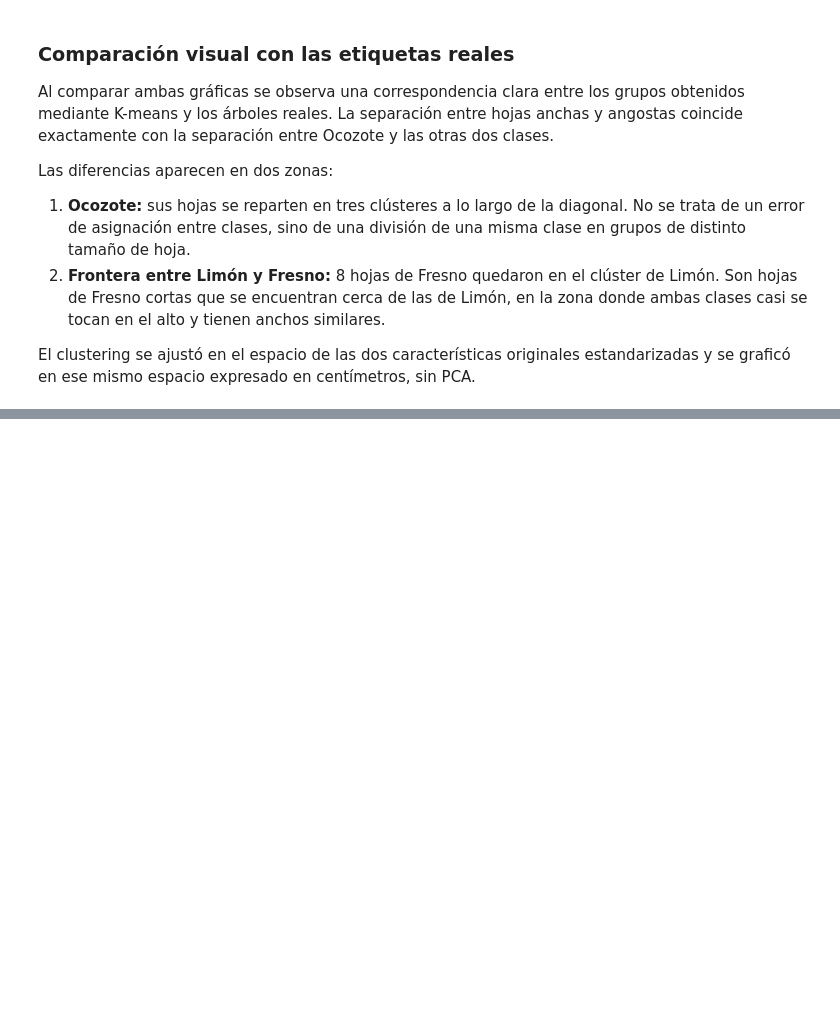
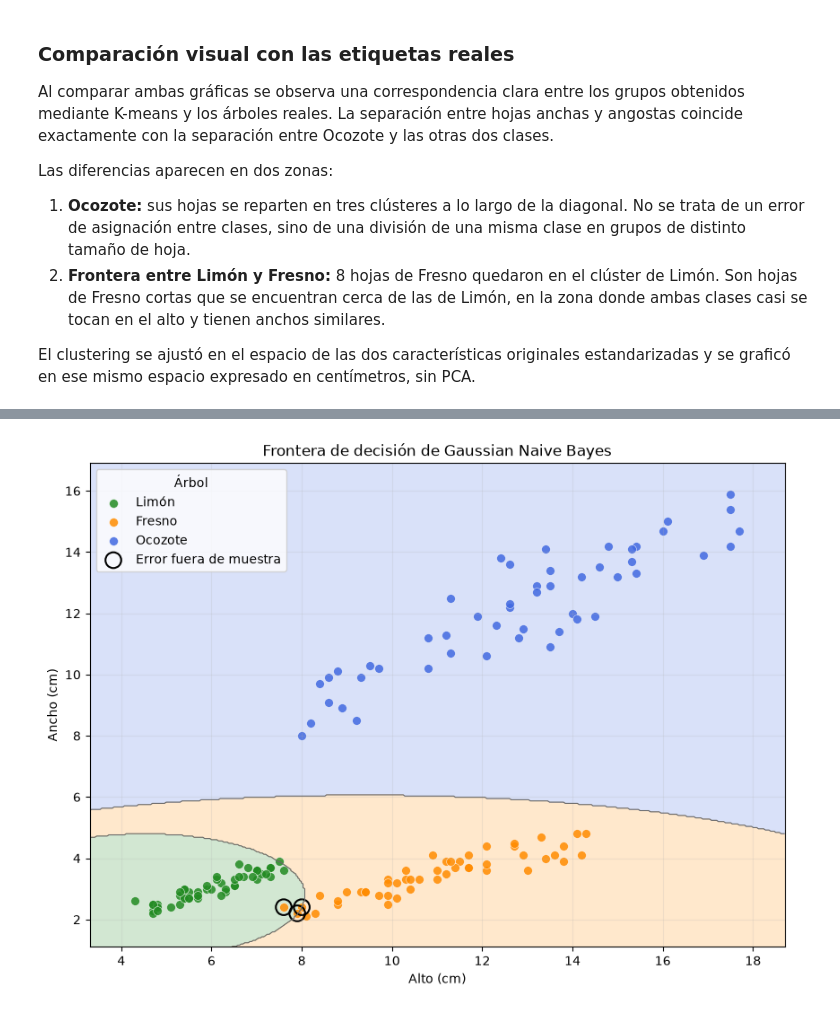
Before and after one commit to jpmartham/proyecto-final-razonamiento, a Jupyter notebook: notebooks/hojas.ipynb, the cells around one changed output, grey strips where cells are left out. Saved outputs shown, nothing was run; the diff lists cells and outputs as text; code cells hidden in the pictures; blank space fills up the shorter version.

```diff
--- a/notebooks/hojas.ipynb
+++ b/notebooks/hojas.ipynb
@@ -1822,0 +1973,21 @@ La frontera tiene una forma irregular, característica de k-NN, porque el algori
+# %%
+# Búsqueda de la configuración final de Naive Bayes
+busqueda_final_nb = buscar_configuracion_final(
+    pipeline_nb,
+    parametros_nb,
+    desempate_nb
+)
+
+# Modelo final ajustado con todas las hojas
+mejor_modelo_nb = busqueda_final_nb.best_estimator_
+
+# F1 macro promedio de todos los valores evaluados
+tabla_var_smoothing = pd.DataFrame({
+    "var_smoothing": [
+        f"{valor:.0e}" for valor in busqueda_final_nb.cv_results_["param_nb__var_smoothing"]
+    ],
+    "f1_macro_promedio": busqueda_final_nb.cv_results_["mean_test_score"],
+    "desviacion_estandar": busqueda_final_nb.cv_results_["std_test_score"]
+}).round(4)
+
+display(tabla_var_smoothing)
@@ -1822,0 +2059,9 @@ La frontera tiene una forma irregular, característica de k-NN, porque el algori
+# %%
+# Frontera de decisión del modelo final de Naive Bayes en el plano Alto × Ancho
+malla_nb = graficar_frontera(
+    mejor_modelo_nb,
+    "Gaussian Naive Bayes",
+    predicciones_nb
+)
+# %% [output]
+[figure, added]
```
Also changed, not shown: parts of 39 cells of this notebook.
